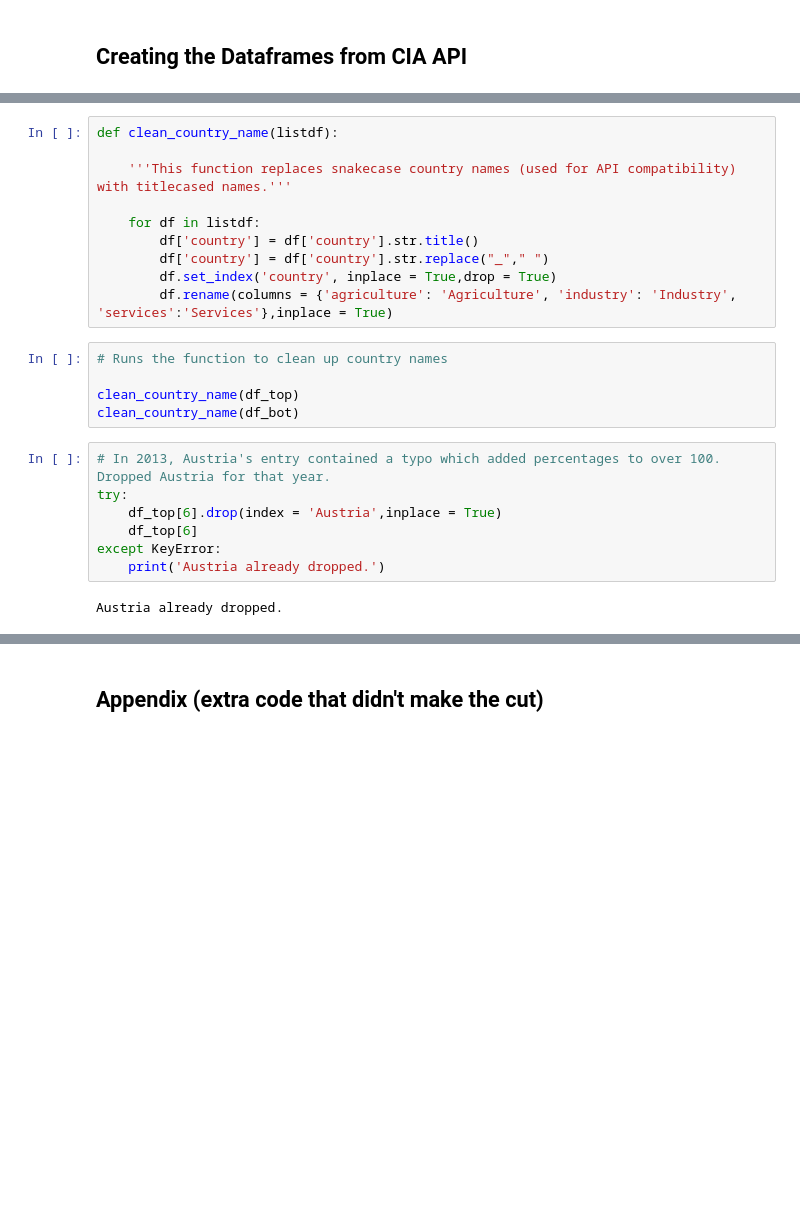
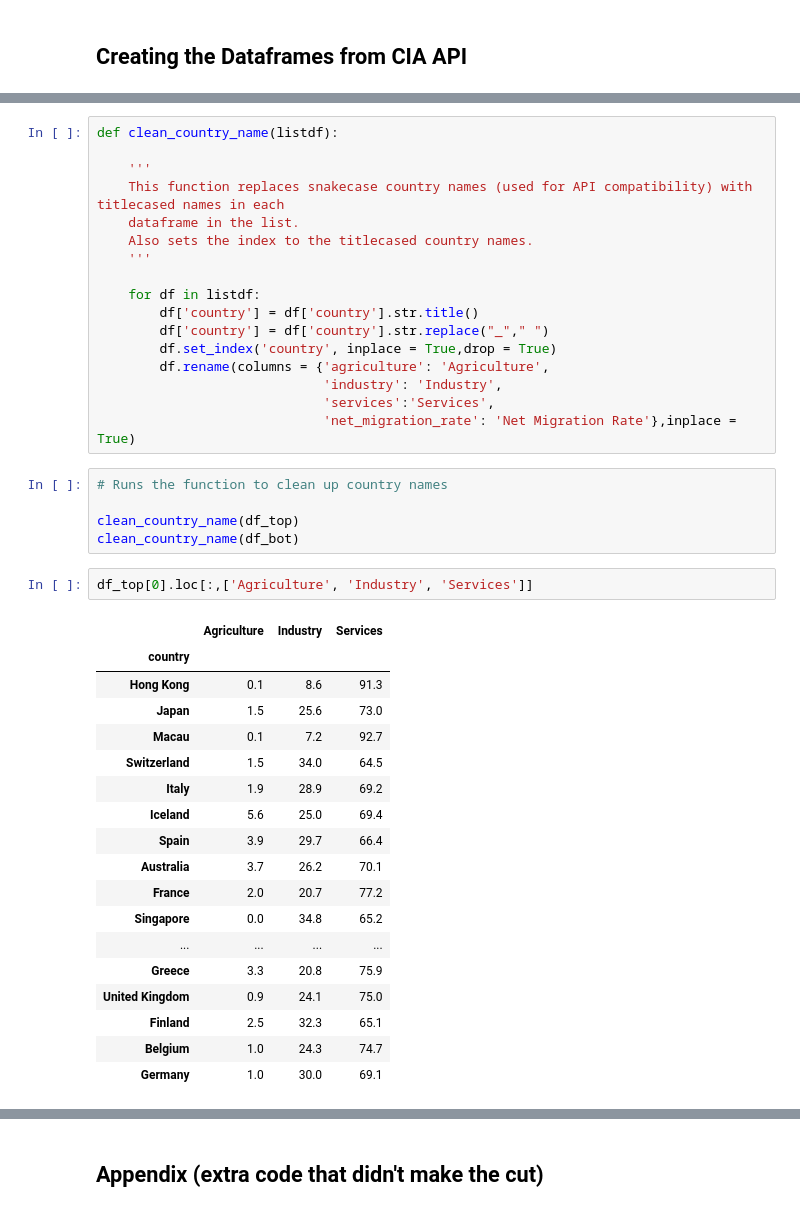
Before and after one commit to rdhaliwal96/group_collaboration, a Jupyter notebook: rafael/world_population_data.ipynb, the cells around one changed output, grey strips where cells are left out. Drawn from its saved outputs; the diff is of its cells as text; blank space fills up the shorter version.

```diff
--- a/rafael/world_population_data.ipynb
+++ b/rafael/world_population_data.ipynb
@@ -185,27 +215,46 @@ for file in os.listdir(directory):
 # %%
 def clean_country_name(listdf):
 
-    '''This function replaces snakecase country names (used for API compatibility) with titlecased names.'''
+    '''
+    This function replaces snakecase country names (used for API compatibility) with titlecased names in each
+    dataframe in the list.
+    Also sets the index to the titlecased country names.
+    '''
 
     for df in listdf:
         df['country'] = df['country'].str.title()
         df['country'] = df['country'].str.replace("_"," ")
         df.set_index('country', inplace = True,drop = True)
-        df.rename(columns = {'agriculture': 'Agriculture', 'industry': 'Industry', 'services':'Services'},inplace = True)
+        df.rename(columns = {'agriculture': 'Agriculture',
+                             'industry': 'Industry',
+                             'services':'Services',
+                             'net_migration_rate': 'Net Migration Rate'},inplace = True)
 # %%
 # Runs the function to clean up country names
 
 clean_country_name(df_top)
 clean_country_name(df_bot)
-# %%
-# In 2013, Austria's entry contained a typo which added percentages to over 100. Dropped Austria for that year.
-try:
-    df_top[6].drop(index = 'Austria',inplace = True)
-    df_top[6]
-except KeyError:
-    print('Austria already dropped.')
-# %% [output]
-Austria already dropped.
+# %%
+df_top[0].loc[:,['Agriculture', 'Industry', 'Services']]
+# %% [output]
+|  | Agriculture | Industry | Services |
+| country |  |  |  |
+| Hong Kong | 0.1 | 8.6 | 91.3 |
+| Japan | 1.5 | 25.6 | 73.0 |
+| Macau | 0.1 | 7.2 | 92.7 |
+| Switzerland | 1.5 | 34.0 | 64.5 |
+| Italy | 1.9 | 28.9 | 69.2 |
+| Iceland | 5.6 | 25.0 | 69.4 |
+| Spain | 3.9 | 29.7 | 66.4 |
+| Australia | 3.7 | 26.2 | 70.1 |
+| France | 2.0 | 20.7 | 77.2 |
+| Singapore | 0.0 | 34.8 | 65.2 |
+| ... | ... | ... | ... |
+| Greece | 3.3 | 20.8 | 75.9 |
+| United Kingdom | 0.9 | 24.1 | 75.0 |
+| Finland | 2.5 | 32.3 | 65.1 |
+| Belgium | 1.0 | 24.3 | 74.7 |
+| Germany | 1.0 | 30.0 | 69.1 |
 # %%
 def make_hbar_chart(dataframe_list,figsize,start_year,folder_name):
     '''
```
Also changed, not shown: parts of 11 cells of this notebook, 1 other file.
